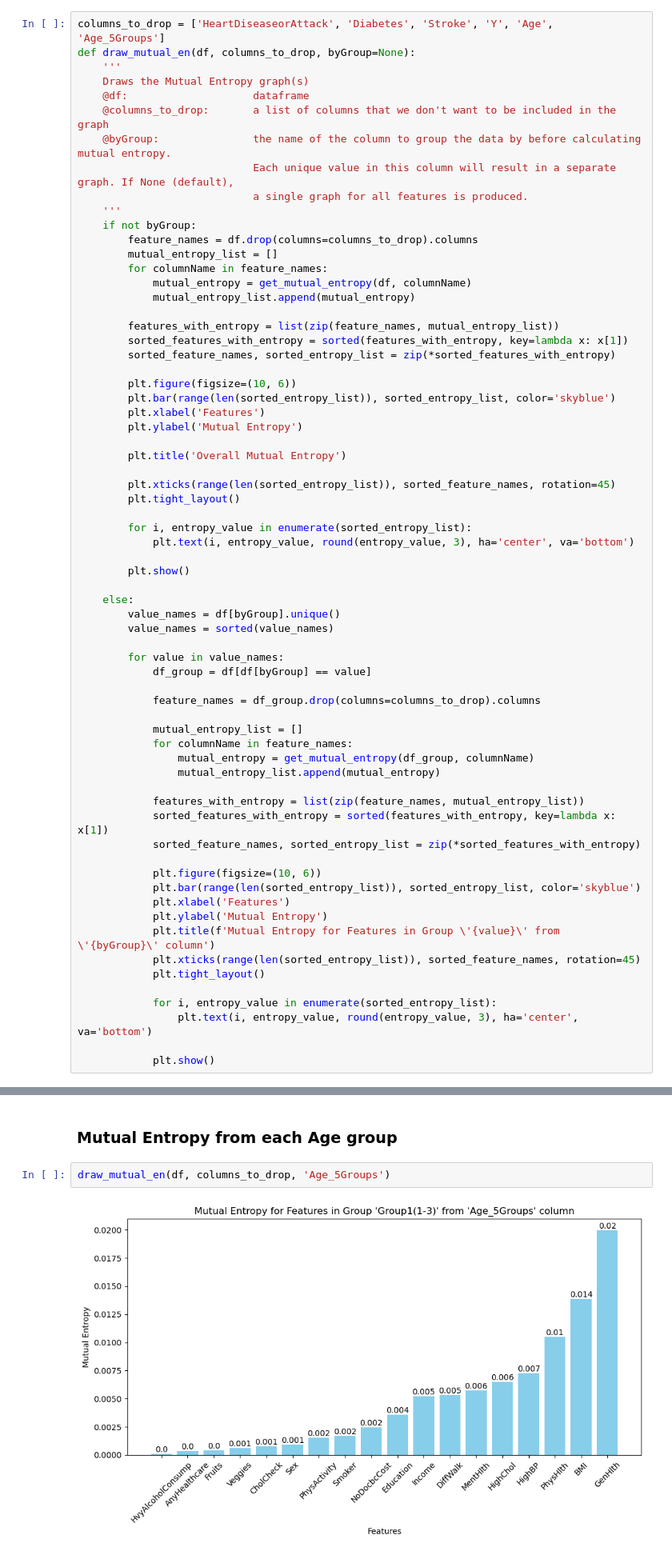
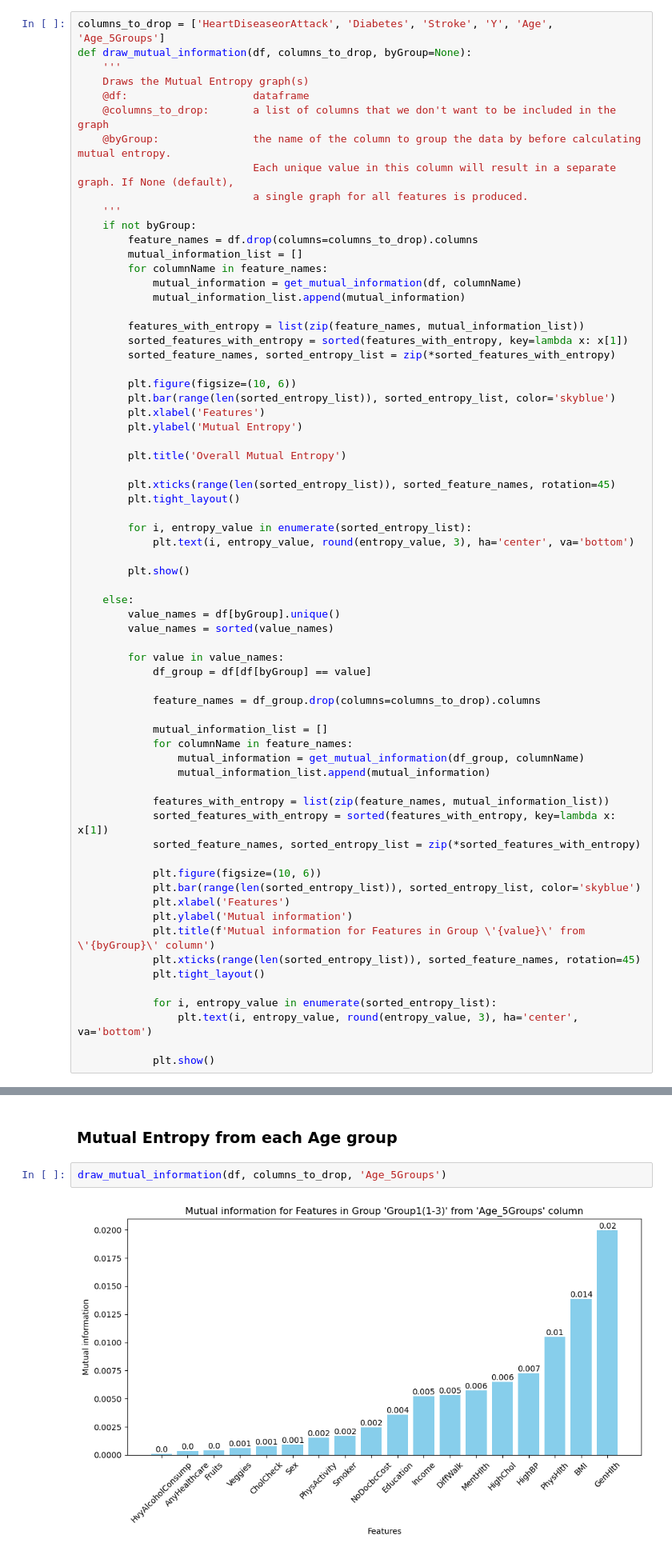
Before and after one commit to hubao666/Data-Analysis-for-BRFSS2015-Data, a Jupyter notebook: mid_proj.ipynb, the cells around one changed output, grey strips where cells are left out. Shown at 80% size. Saved outputs shown, nothing was run; the diff lists cells and outputs as text.

Commit message:
change the typo 'mutual entropy' to 'mutual information', and use TA's code for mutual information's calculation

```diff
--- a/mid_proj.ipynb
+++ b/mid_proj.ipynb
@@ -201,7 +249,7 @@ def get_mutual_entropy(df, columnName, drop_Y000=False, merge_Ynot000=False):
 #### Function that draws the Mutual Entropy graph
 # %%
 columns_to_drop = ['HeartDiseaseorAttack', 'Diabetes', 'Stroke', 'Y', 'Age', 'Age_5Groups']
-def draw_mutual_en(df, columns_to_drop, byGroup=None):
+def draw_mutual_information(df, columns_to_drop, byGroup=None):
     '''
     Draws the Mutual Entropy graph(s)
     @df:                    dataframe
@@ -212,12 +260,12 @@ def draw_mutual_en(df, columns_to_drop, byGroup=None):
     '''
     if not byGroup:
         feature_names = df.drop(columns=columns_to_drop).columns
-        mutual_entropy_list = []
+        mutual_information_list = []
         for columnName in feature_names:
-            mutual_entropy = get_mutual_entropy(df, columnName)
-            mutual_entropy_list.append(mutual_entropy)
+            mutual_information = get_mutual_information(df, columnName)
+            mutual_information_list.append(mutual_information)
 
-        features_with_entropy = list(zip(feature_names, mutual_entropy_list))
+        features_with_entropy = list(zip(feature_names, mutual_information_list))
         sorted_features_with_entropy = sorted(features_with_entropy, key=lambda x: x[1])
         sorted_feature_names, sorted_entropy_list = zip(*sorted_features_with_entropy)
 
@@ -245,20 +293,20 @@ def draw_mutual_en(df, columns_to_drop, byGroup=None):
 
             feature_names = df_group.drop(columns=columns_to_drop).columns
 
-            mutual_entropy_list = []
+            mutual_information_list = []
             for columnName in feature_names:
-                mutual_entropy = get_mutual_entropy(df_group, columnName)
-                mutual_entropy_list.append(mutual_entropy)
+                mutual_information = get_mutual_information(df_group, columnName)
+                mutual_information_list.append(mutual_information)
 
-            features_with_entropy = list(zip(feature_names, mutual_entropy_list))
+            features_with_entropy = list(zip(feature_names, mutual_information_list))
             sorted_features_with_entropy = sorted(features_with_entropy, key=lambda x: x[1])
             sorted_feature_names, sorted_entropy_list = zip(*sorted_features_with_entropy)
 
             plt.figure(figsize=(10, 6))
             plt.bar(range(len(sorted_entropy_list)), sorted_entropy_list, color='skyblue')
             plt.xlabel('Features')
-            plt.ylabel('Mutual Entropy')
-            plt.title(f'Mutual Entropy for Features in Group \'{value}\' from \'{byGroup}\' column')
+            plt.ylabel('Mutual information')
+            plt.title(f'Mutual information for Features in Group \'{value}\' from \'{byGroup}\' column')
             plt.xticks(range(len(sorted_entropy_list)), sorted_feature_names, rotation=45)
             plt.tight_layout()
 
@@ -275,6 +323,6 @@ draw_mutual_en(df, columns_to_drop)
 # %% [markdown]
 ### Mutual Entropy from each Age group
 # %%
-draw_mutual_en(df, columns_to_drop, 'Age_5Groups')
+draw_mutual_information(df, columns_to_drop, 'Age_5Groups')
 # %% [output]
-[figure, old version]
+[figure, new version]
```
Also changed, not shown: parts of 14 cells of this notebook.
